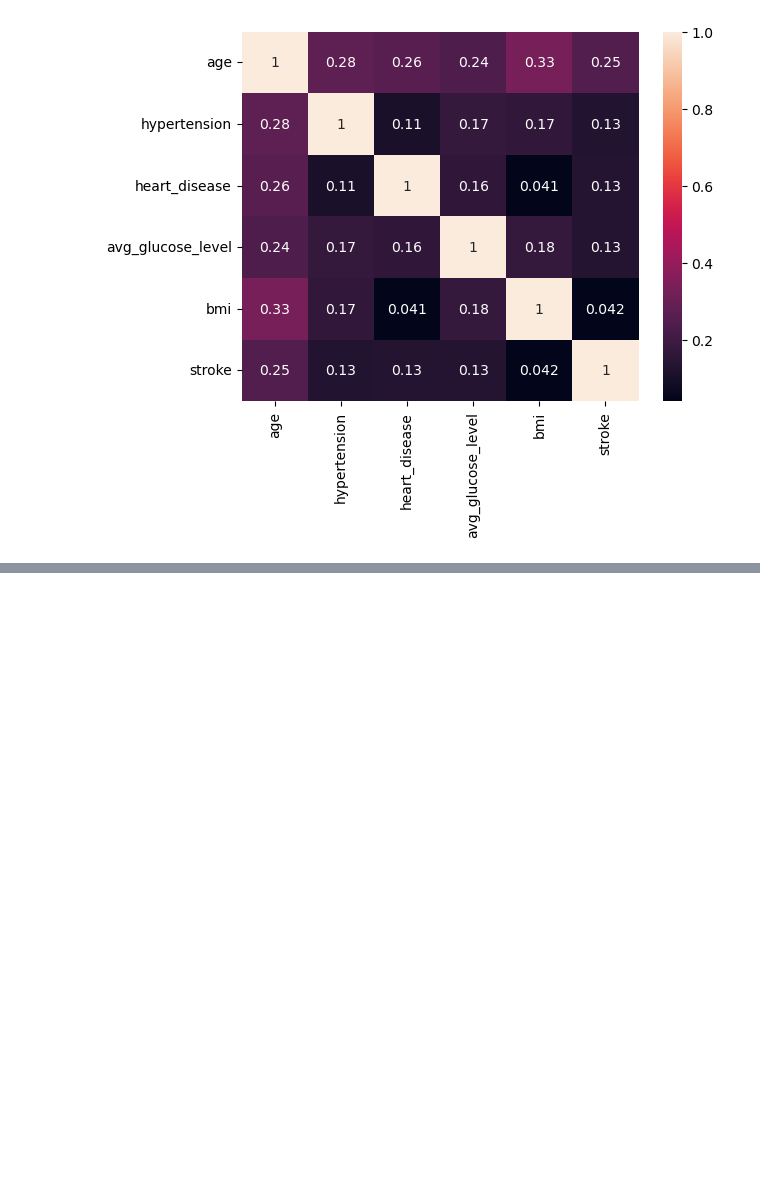
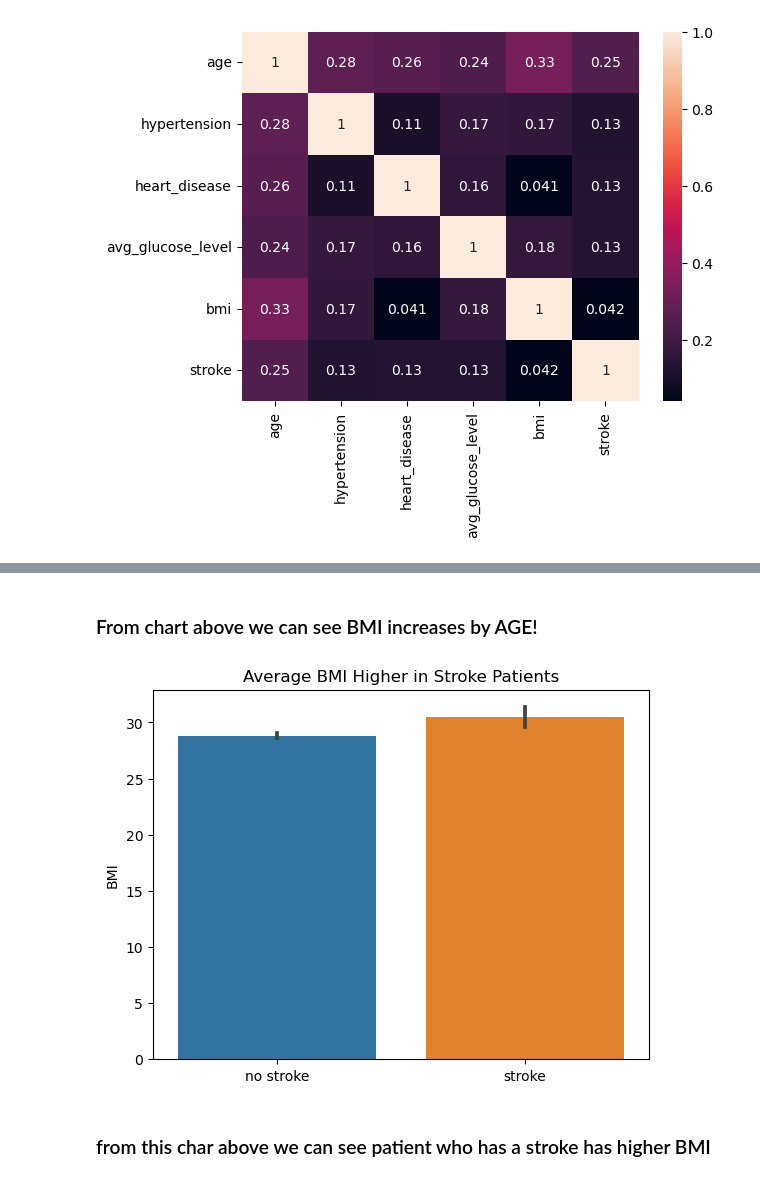
Before and after one commit to bmmukhridin/ML-Stroke-Prediction, a Jupyter notebook: project 2 part 1.ipynb, the cells around one changed output, grey strips where cells are left out. Cells and saved outputs as stored; diff of their text form; code cells hidden in the pictures; blank space fills up the shorter version.

```diff
--- a/project 2 part 1.ipynb
+++ b/project 2 part 1.ipynb
@@ -247,0 +248,17 @@ sns.barplot(data=stroke_df, x='stroke', y='bmi');
+# %% [markdown]
+### From chart above we can see BMI increases by AGE!
+# %%
+sns.barplot(data=stroke_df, x='stroke', y='bmi');
+
+xticks = plt.xticks()[0]
+plt.xticks(xticks, ['no stroke', 'stroke'])
+
+plt.xlabel("")
+plt.ylabel("BMI")
+
+plt.title("Average BMI Higher in Stroke Patients")
+plt.show()
+# %% [output]
+[figure, added]
+# %% [markdown]
+### from this char above we can see patient who has a stroke has higher BMI
```
Also changed, not shown: parts of 3 cells of this notebook.
